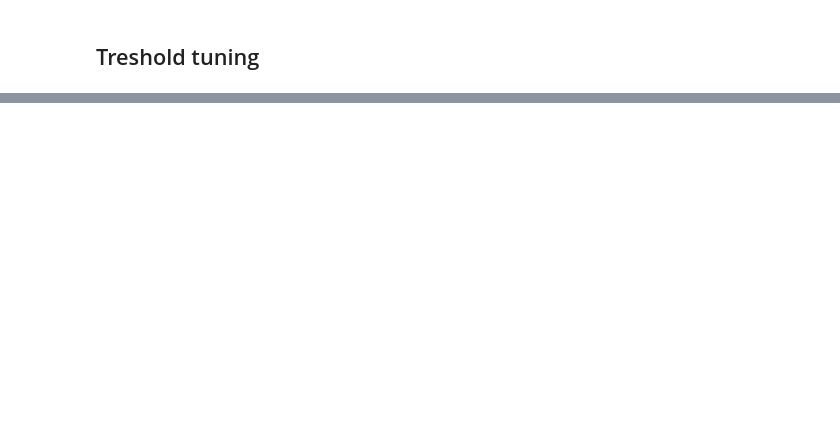
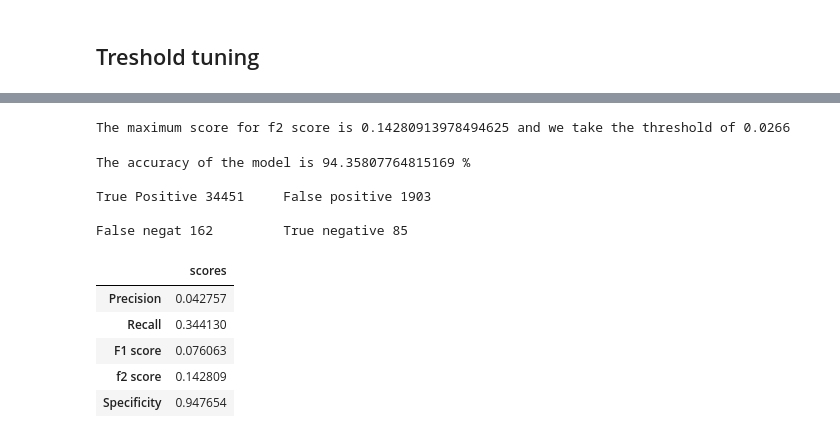
Before and after one commit to luke235422/Freddie-Mac-ML-progect, a Jupyter notebook: model_1.ipynb, the cells around one changed output, grey strips where cells are left out. Drawn from its saved outputs; the diff is of its cells as text; code cells hidden in the pictures; blank space fills up the shorter version.

```diff
--- a/model_1.ipynb
+++ b/model_1.ipynb
@@ -1009,0 +1036,36 @@ dtype: float64
+# %%
+f2_score = treshold_df.loc["f2 score",:].loc[treshold_df.loc["f2 score",:].idxmax()]
+threshold = treshold_df.loc["f2 score",:].idxmax()
+print(f"The maximum score for f2 score is {f2_score} and we take the threshold of {threshold}")
+# %% [output]
+The maximum score for f2 score is 0.14280913978494625 and we take the threshold of 0.0266
+# %%
+prediction_final = (y_pred >= threshold).astype(int)
+# %%
+accuracy = (prediction_final == y_test).mean()
+print(f"The accuracy of the model is {accuracy*100} %")
+confusion_matrix_ = confusion_matrix(y_test,prediction_final)
+
+print(f"\nTrue Positive {confusion_matrix_[0][0]}\tFalse positive {confusion_matrix_[0][1]}\n\nFalse negat {confusion_matrix_[1][0]}\t\tTrue negative {confusion_matrix_[1][1]}")
+
+treshold_series_=pd.Series({
+    "Precision":precision_score(y_test,prediction_final),
+    "Recall":recall_score(y_test,prediction_final),
+    "F1 score":f1_score(y_test,prediction_final),
+    "f2 score":fbeta_score(y_test,prediction_final,beta=2),
+    "Specificity":recall_score(y_test,prediction_final,pos_label=0)
+    })
+treshold_series_= pd.DataFrame(treshold_series_,columns=["scores"])
+treshold_series_
+# %% [output]
+The accuracy of the model is 94.35807764815169 %
+
+True Positive 34451     False positive 1903
+
+False negat 162         True negative 85
+|  | scores |
+| Precision | 0.042757 |
+| Recall | 0.344130 |
+| F1 score | 0.076063 |
+| f2 score | 0.142809 |
+| Specificity | 0.947654 |
```
Also changed, not shown: parts of 20 cells of this notebook.
